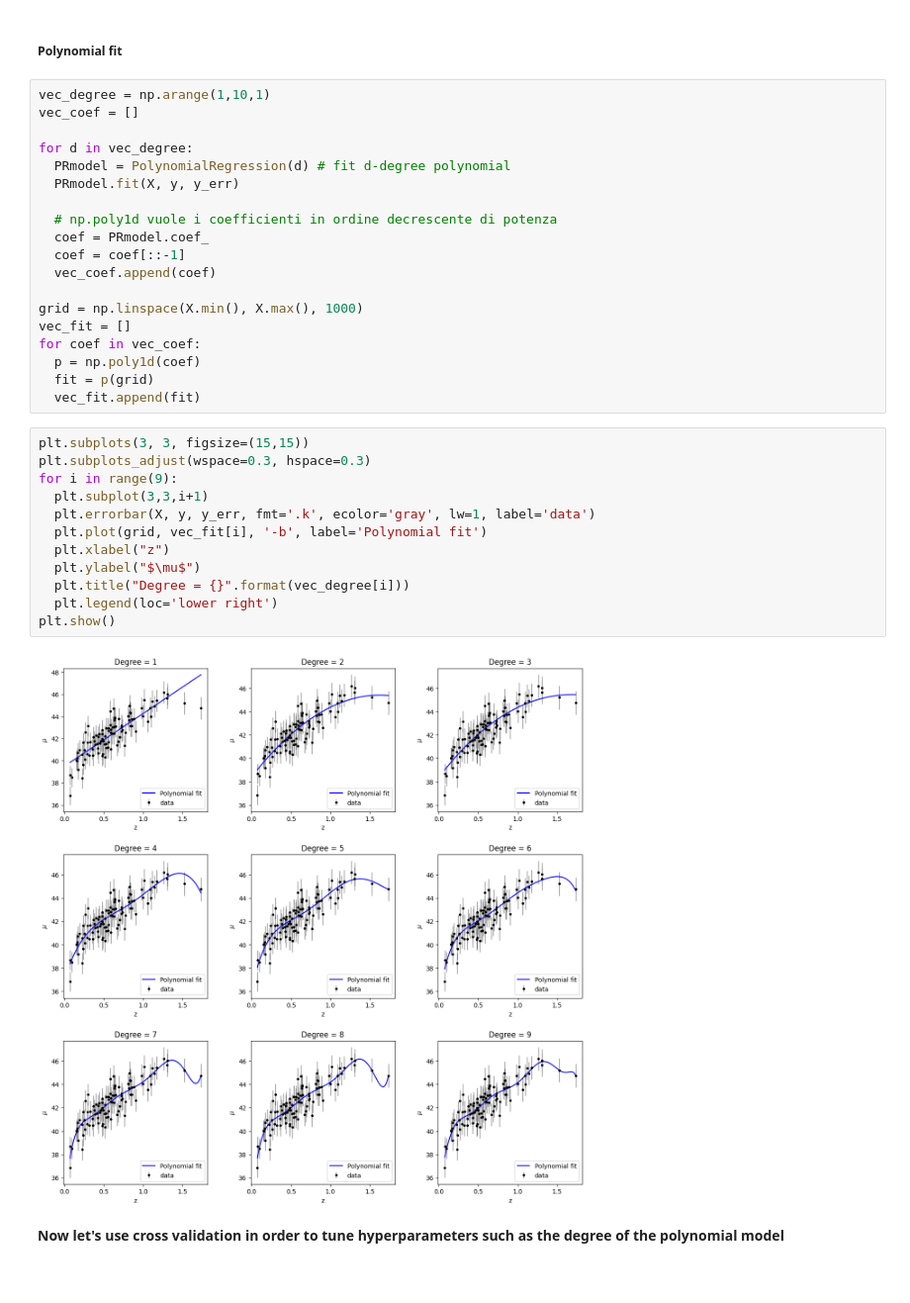
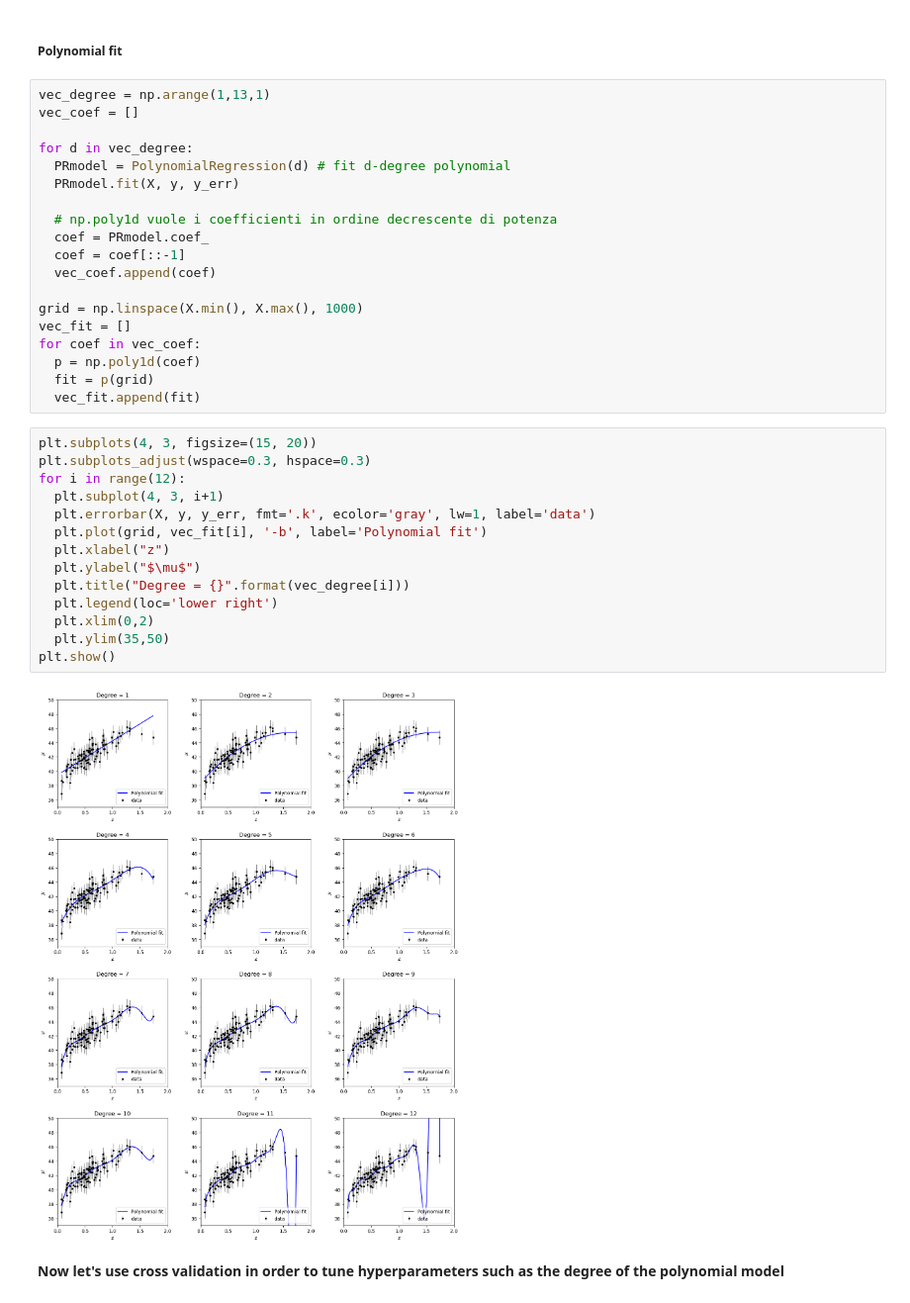
Before and after one commit to EmanuelaMenditto/astrostatistics_bicocca_2025, a Jupyter notebook: working/L17_Regression_IaSN.ipynb, the cells around one changed output. Shown at 99% size. Saved outputs shown, nothing was run; the diff lists cells and outputs as text.

```diff
--- a/working/L17_Regression_IaSN.ipynb
+++ b/working/L17_Regression_IaSN.ipynb
@@ -108,7 +110,7 @@ print(np.array([y_test, y_pred_test]).T)
 # %% [markdown]
 ##### Polynomial fit
 # %%
-vec_degree = np.arange(1,10,1)
+vec_degree = np.arange(1,13,1)
 vec_coef = []
 
 for d in vec_degree:
@@ -127,19 +129,21 @@ for coef in vec_coef:
   fit = p(grid)
   vec_fit.append(fit)
 # %%
-plt.subplots(3, 3, figsize=(15,15))
+plt.subplots(4, 3, figsize=(15, 20))
 plt.subplots_adjust(wspace=0.3, hspace=0.3)
-for i in range(9):
-  plt.subplot(3,3,i+1)
+for i in range(12):
+  plt.subplot(4, 3, i+1)
   plt.errorbar(X, y, y_err, fmt='.k', ecolor='gray', lw=1, label='data')
   plt.plot(grid, vec_fit[i], '-b', label='Polynomial fit')
   plt.xlabel("z")
   plt.ylabel("$\mu$")
   plt.title("Degree = {}".format(vec_degree[i]))
   plt.legend(loc='lower right')
+  plt.xlim(0,2)
+  plt.ylim(35,50)
 plt.show()
 # %% [output]
-[figure, old version]
+[figure, new version]
 # %% [markdown]
 **Now let's use cross validation in order to tune hyperparameters such as the degree of the polynomial model**
 # %% [markdown]
```
Also changed, not shown: parts of 15 cells of this notebook.
